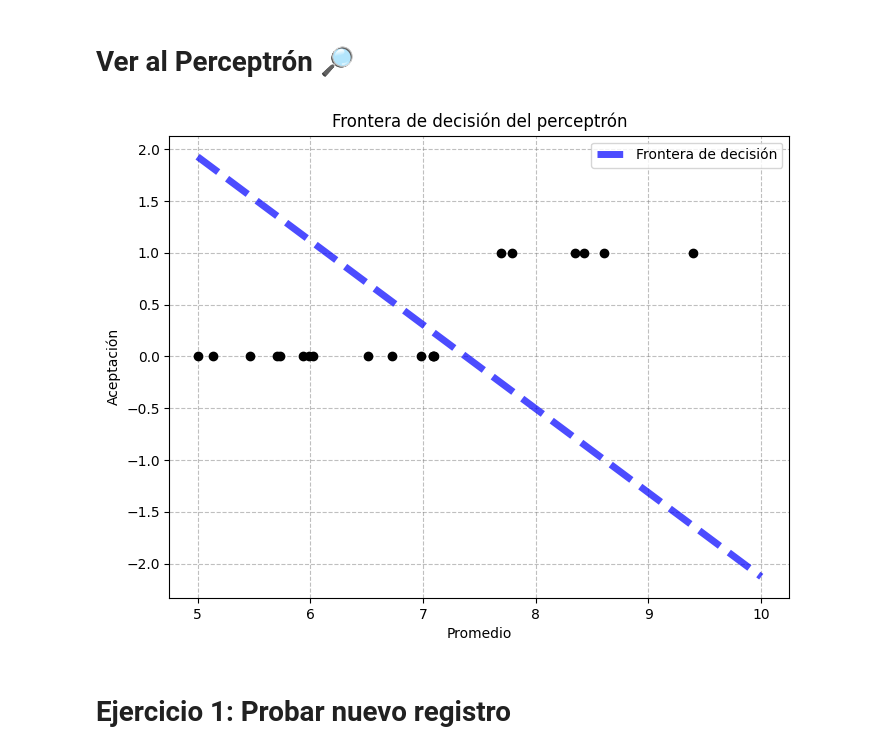
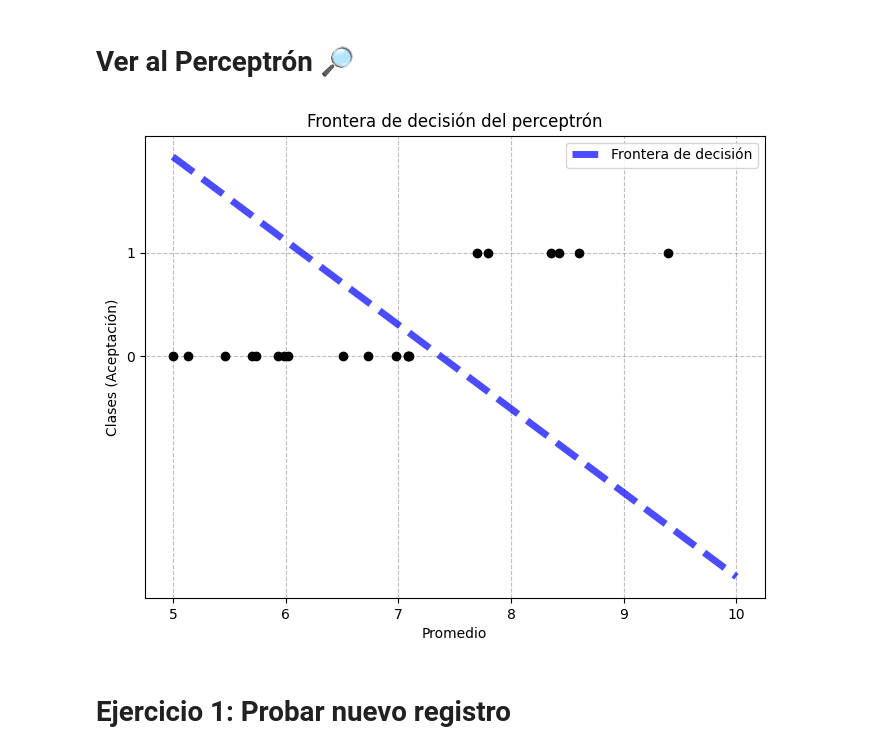
Before and after one commit to gabrielcarcedo/Programa-Intensivo-en-Ciencia-de-Datos-De-los-Fundamentos-al-Deep-Learning, a Jupyter notebook: Notebooks/PICD_Perceptrón_1.ipynb, the cells around one changed output. Cells and saved outputs as stored; diff of their text form; code cells hidden in the pictures.

```diff
--- a/Notebooks/PICD_Perceptrón_1.ipynb
+++ b/Notebooks/PICD_Perceptrón_1.ipynb
@@ -262,8 +262,6 @@ def SumMult(p, w, b):
 # %% [markdown]
 # Entrenamiento
 # %%
-losses, accs, weights, biases = [], [], [], []
-
 for epoch in range(epochs):
     for i in range(len(p)):
         pi = p[i]
@@ -286,10 +284,5 @@ for epoch in range(epochs):
     acc = np.mean(predictions.flatten() == a)
     loss = np.mean((predictions.flatten() - a) ** 2)
 
-    losses.append(loss)
-    accs.append(acc)
-    weights.append(w.item())
-    biases.append(b.item())
-
-    print(f"Epoch {epoch+1}/{epochs} - Acc: {acc:.2f} - Loss: {loss:.2f} - w: {w.item():.2f} - b: {b.item():.2f}")
+    print(f"Epoch {epoch+1}/{epochs} - Acc: {acc:.2f}")
 # %% [output]
@@ -331,22 +301,23 @@ plt.show()
 # %%
 # Rango de valores para el eje x (promedios)
 x_vals = np.linspace(5, 10)
 
 # Cálculo de la frontera de decisión
 y_vals = -(w * x_vals + b)
 
 # Graficación
 plt.figure(figsize=(8, 6))
 plt.plot(promedios, aceptado, 'o', color='black')
 plt.plot(x_vals, y_vals, 'b--', label="Frontera de decisión", lw=5, alpha=0.7)
 plt.xlabel("Promedio")
-plt.ylabel("Aceptación")
+plt.ylabel("Clases (Aceptación)")
 plt.grid(ls='--', color='grey', alpha=0.5)
 plt.legend()
+plt.yticks([0, 1])
 plt.title("Frontera de decisión del perceptrón")
 plt.show()
 # %% [output]
-[figure, old version]
+[figure, new version]
 # %% [markdown]
 # **Ejercicio 1**: Probar nuevo registro
 # %%
```
Also changed, not shown: parts of 23 cells of this notebook.
